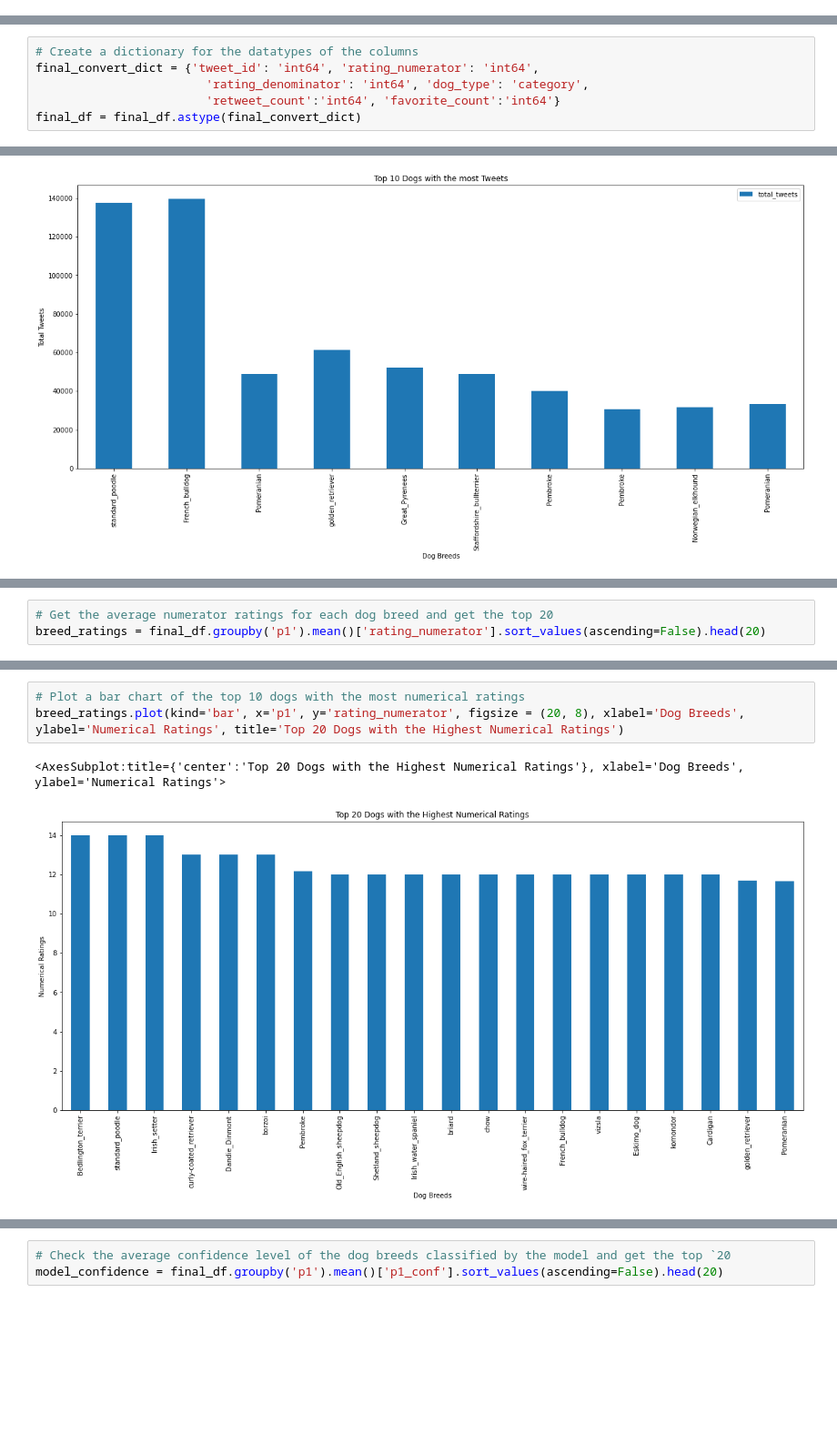
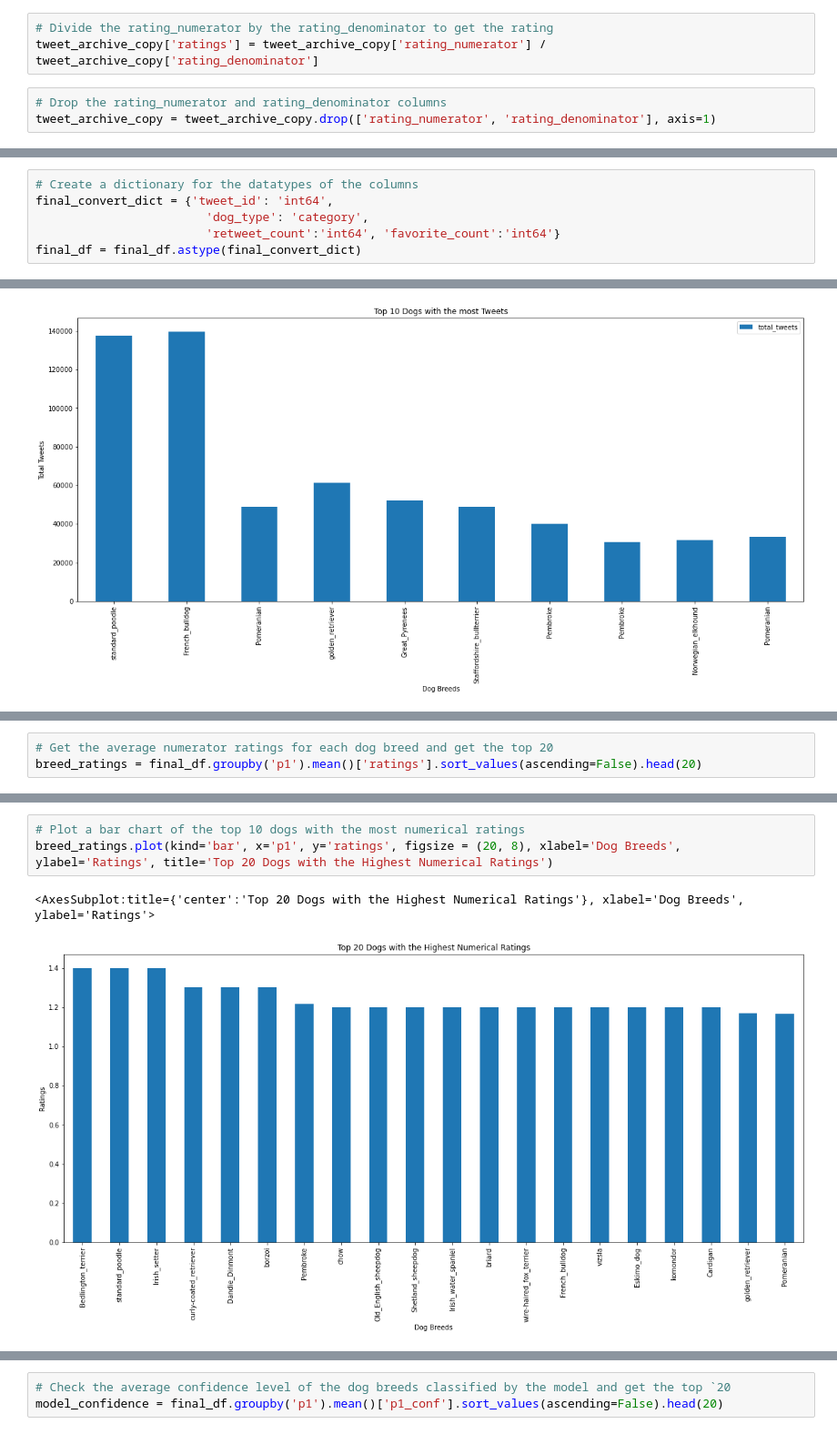
Before and after one commit to okabamac/data_wrangling_p2, a Jupyter notebook: wrangle_act.ipynb, the cells around one changed output, grey strips where cells are left out. Shown: that part at 91% size. Saved outputs shown, nothing was run; the diff lists cells and outputs as text; blank space fills up the shorter version.

Commit message:
Finished insights and visualization

```diff
--- a/wrangle_act.ipynb
+++ b/wrangle_act.ipynb
@@ -927 +937,7 @@ Name: dog_type, dtype: int64
+# %%
+# Divide the rating_numerator by the rating_denominator to get the rating
+tweet_archive_copy['ratings'] = tweet_archive_copy['rating_numerator'] / tweet_archive_copy['rating_denominator']
+# %%
+# Drop the rating_numerator and rating_denominator columns
+tweet_archive_copy = tweet_archive_copy.drop(['rating_numerator', 'rating_denominator'], axis=1)
 # %% [markdown]
@@ -991,8 +1006,8 @@ memory usage: 41.5+ KB
 #### Code
 # %%
 # Create a dictionary for the datatypes of the columns
-final_convert_dict = {'tweet_id': 'int64', 'rating_numerator': 'int64',
-                        'rating_denominator': 'int64', 'dog_type': 'category',
+final_convert_dict = {'tweet_id': 'int64',
+                        'dog_type': 'category',
                         'retweet_count':'int64', 'favorite_count':'int64'}
 final_df = final_df.astype(final_convert_dict)
 # %% [markdown]
@@ -1108,6 +1134,6 @@ top10_tweets_breeds.plot(kind='bar', x='p1', y='total_tweets', figsize = (20, 8)
 # %%
 # Get the average numerator ratings for each dog breed and get the top 20
-breed_ratings = final_df.groupby('p1').mean()['rating_numerator'].sort_values(ascending=False).head(20)
+breed_ratings = final_df.groupby('p1').mean()['ratings'].sort_values(ascending=False).head(20)
 # %%
 breed_ratings
 # %% [output]
@@ -1131,6 +1157,6 @@ Name: rating_numerator, dtype: float64
 # %%
 # Plot a bar chart of the top 10 dogs with the most numerical ratings
-breed_ratings.plot(kind='bar', x='p1', y='rating_numerator', figsize = (20, 8), xlabel='Dog Breeds', ylabel='Numerical Ratings', title='Top 20 Dogs with the Highest Numerical Ratings')
+breed_ratings.plot(kind='bar', x='p1', y='ratings', figsize = (20, 8), xlabel='Dog Breeds', ylabel='Ratings', title='Top 20 Dogs with the Highest Numerical Ratings')
 # %% [output]
-<AxesSubplot:title={'center':'Top 20 Dogs with the Highest Numerical Ratings'}, xlabel='Dog Breeds', ylabel='Numerical Ratings'>
+<AxesSubplot:title={'center':'Top 20 Dogs with the Highest Numerical Ratings'}, xlabel='Dog Breeds', ylabel='Ratings'>
-[figure, old version]
+[figure, new version]
```
Also changed, not shown: parts of 48 cells of this notebook, 2 other files.
